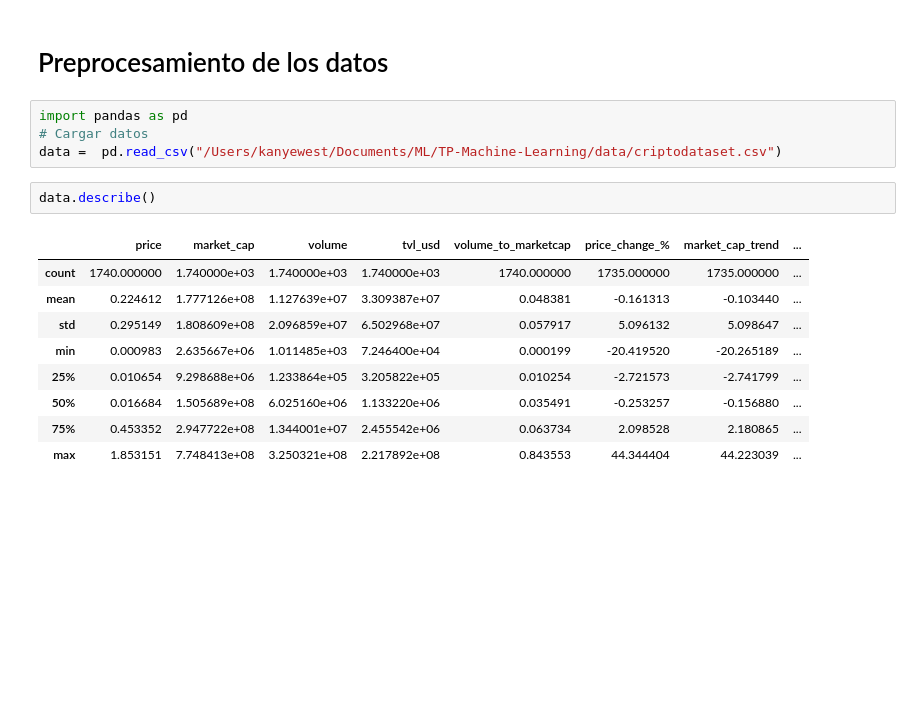
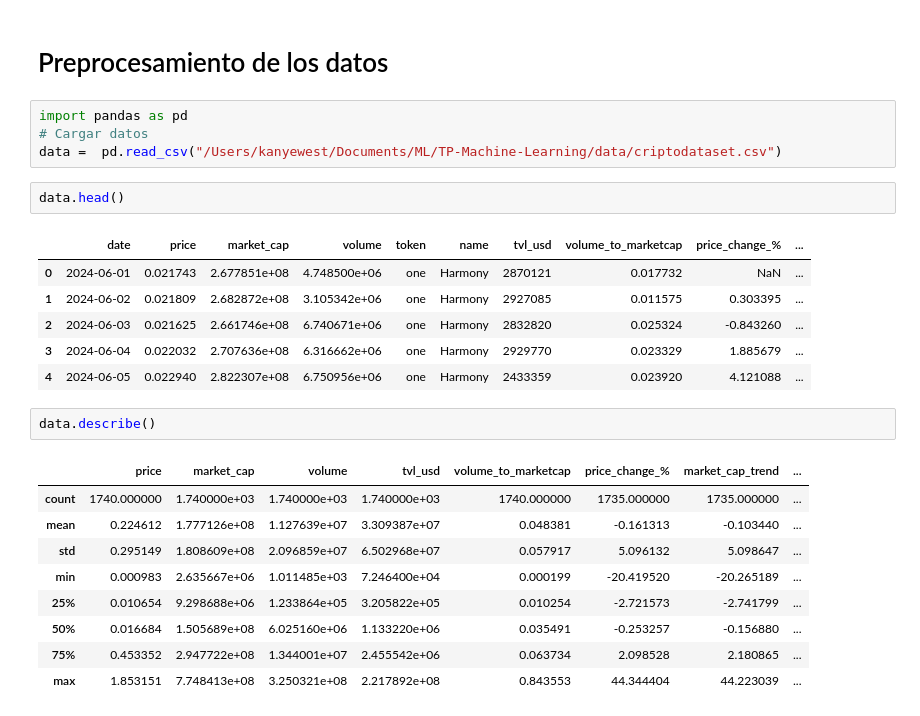
Before and after one commit to Turppie/TP-Machine-Learning, a Jupyter notebook: code/AdquisicionYPreprocesamiento.ipynb, the cells around one changed output. Drawn from its saved outputs; the diff is of its cells as text; blank space fills up the shorter version.

```diff
--- a/code/AdquisicionYPreprocesamiento.ipynb
+++ b/code/AdquisicionYPreprocesamiento.ipynb
@@ -207,6 +207,15 @@ Descargando data de Stargaze...
 import pandas as pd
 # Cargar datos
 data =  pd.read_csv("/Users/kanyewest/Documents/ML/TP-Machine-Learning/data/criptodataset.csv")
+# %%
+data.head()
+# %% [output]
+|  | date | price | market_cap | volume | token | name | tvl_usd | volume_to_marketcap | price_change_% | ... |
+| 0 | 2024-06-01 | 0.021743 | 2.677851e+08 | 4.748500e+06 | one | Harmony | 2870121 | 0.017732 | NaN | ... |
+| 1 | 2024-06-02 | 0.021809 | 2.682872e+08 | 3.105342e+06 | one | Harmony | 2927085 | 0.011575 | 0.303395 | ... |
+| 2 | 2024-06-03 | 0.021625 | 2.661746e+08 | 6.740671e+06 | one | Harmony | 2832820 | 0.025324 | -0.843260 | ... |
+| 3 | 2024-06-04 | 0.022032 | 2.707636e+08 | 6.316662e+06 | one | Harmony | 2929770 | 0.023329 | 1.885679 | ... |
+| 4 | 2024-06-05 | 0.022940 | 2.822307e+08 | 6.750956e+06 | one | Harmony | 2433359 | 0.023920 | 4.121088 | ... |
 # %%
 data.describe()
 # %% [output]
```
Also changed, not shown: parts of 10 cells of this notebook.
